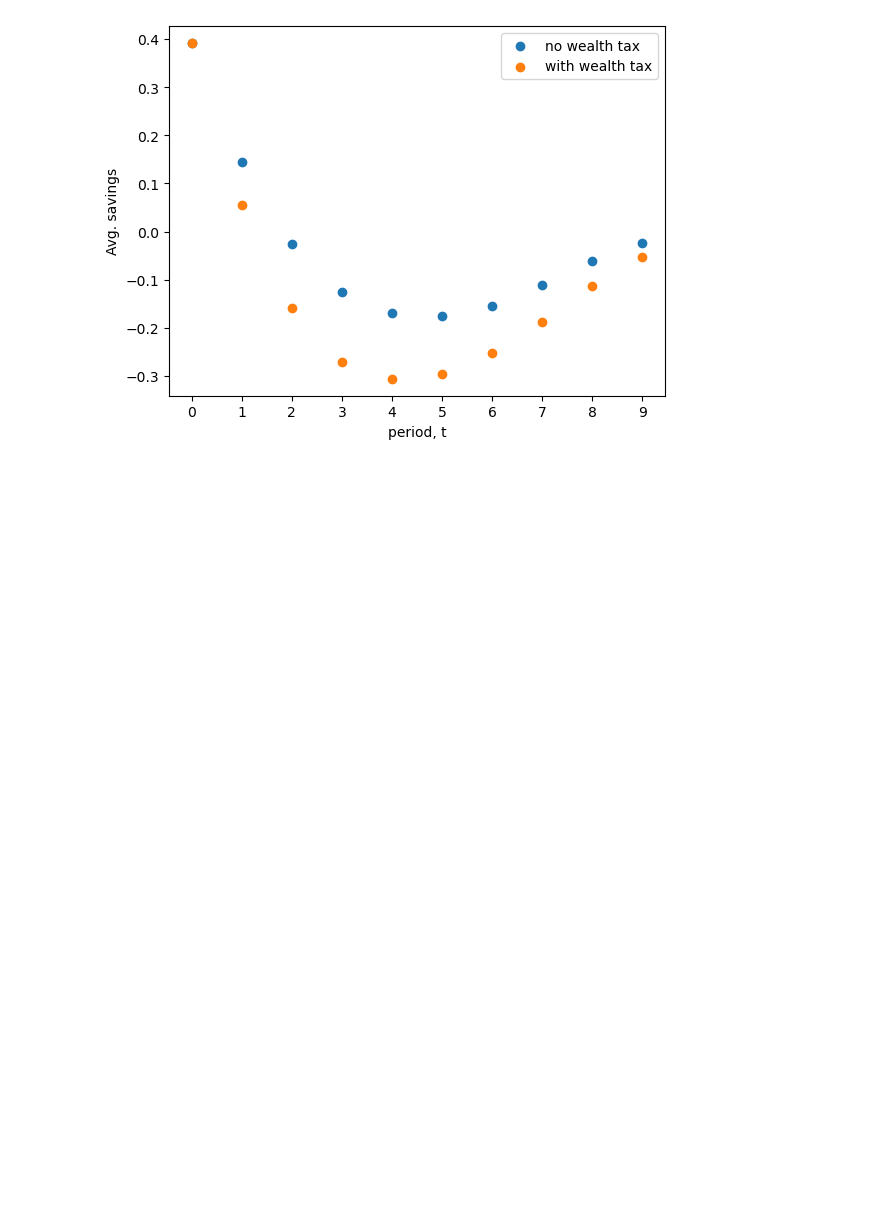
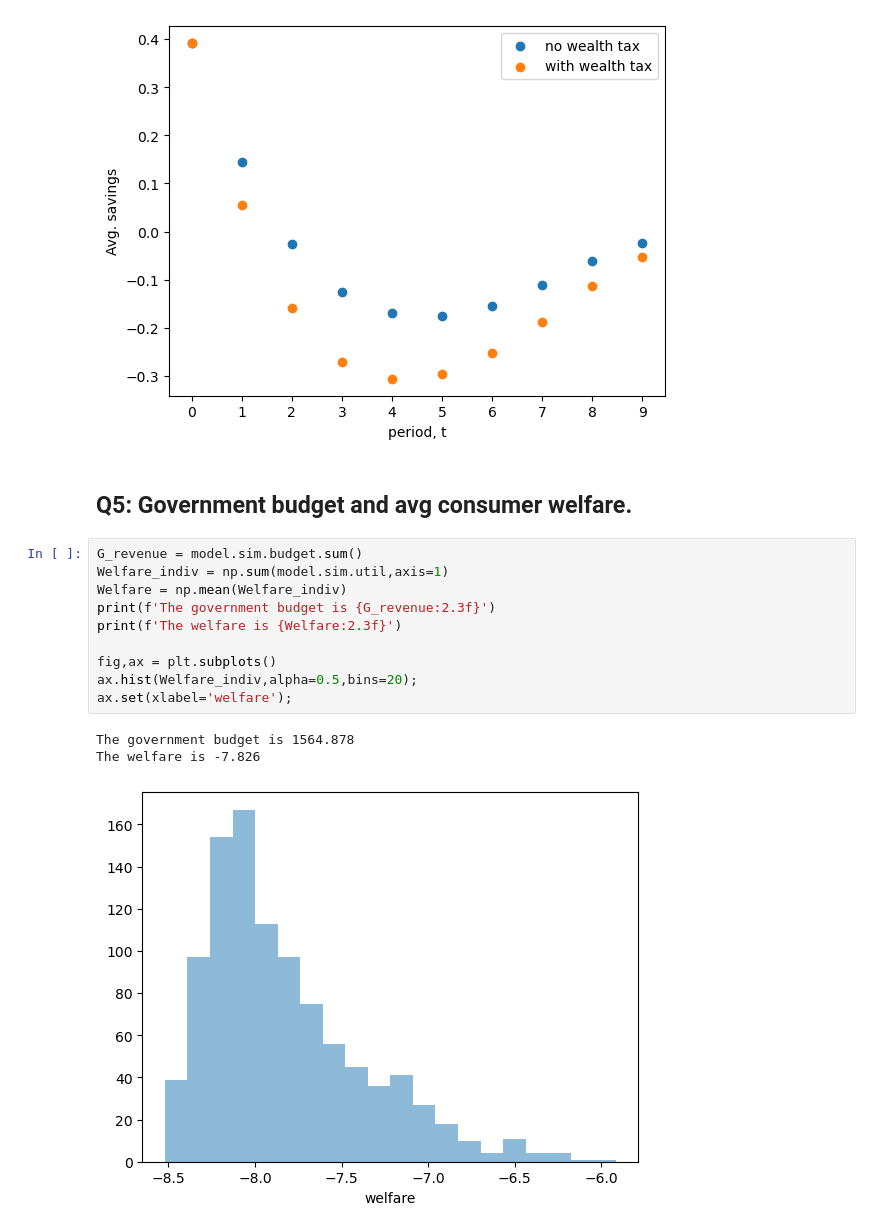
Before and after one commit to oliviarytter/HouseholdBehavior, a Jupyter notebook: Exam 2024/Exam2024.ipynb, the cells around one changed output. Cells and saved outputs as stored; diff of their text form; blank space fills up the shorter version.

```diff
--- a/Exam 2024/Exam2024.ipynb
+++ b/Exam 2024/Exam2024.ipynb
@@ -82,3 +82,19 @@ for val in ('c','h','k','a'):
 [figure]
 [figure]
 [figure]
+# %% [markdown]
+## Q5: Government budget and avg consumer welfare.
+# %%
+G_revenue = model.sim.budget.sum()
+Welfare_indiv = np.sum(model.sim.util,axis=1)
+Welfare = np.mean(Welfare_indiv)
+print(f'The government budget is {G_revenue:2.3f}')
+print(f'The welfare is {Welfare:2.3f}')
+
+fig,ax = plt.subplots()
+ax.hist(Welfare_indiv,alpha=0.5,bins=20);
+ax.set(xlabel='welfare');
+# %% [output]
+The government budget is 1564.878
+The welfare is -7.826
+[figure, added]
```
Also changed, not shown: parts of 11 cells of this notebook, 29 other files.
